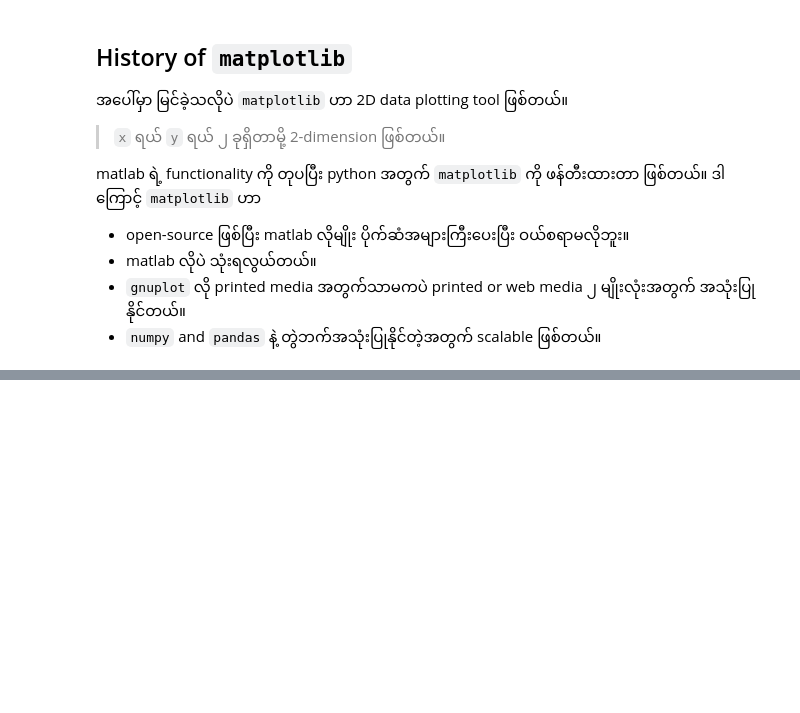
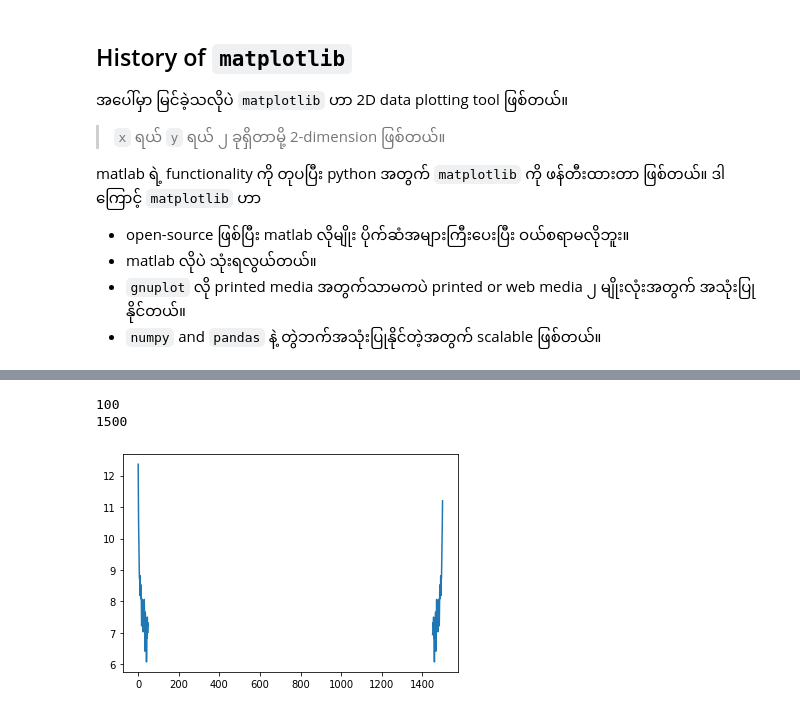
Before and after one commit to neolaw84/data_science_using_python_labs, a Jupyter notebook: week15/01_matplotlib_p1.ipynb, the cells around one changed output, grey strips where cells are left out. Saved outputs shown, nothing was run; the diff lists cells and outputs as text; code cells hidden in the pictures; blank space fills up the shorter version.

```diff
--- a/week15/01_matplotlib_p1.ipynb
+++ b/week15/01_matplotlib_p1.ipynb
@@ -104,0 +189,11 @@ df_X, ds_y = datasets.fetch_california_housing(return_X_y=True, as_frame=True)
+# %%
+frequencies_ = frequencies.copy()
+frequencies_[50:1450] = 0
+print (np.count_nonzero(frequencies_))
+print (len(frequencies_))
+plt.plot(np.log(frequencies_))
+plt.show()
+# %% [output]
+100
+1500
+[figure, added]
```
Also changed, not shown: parts of 18 cells of this notebook.
